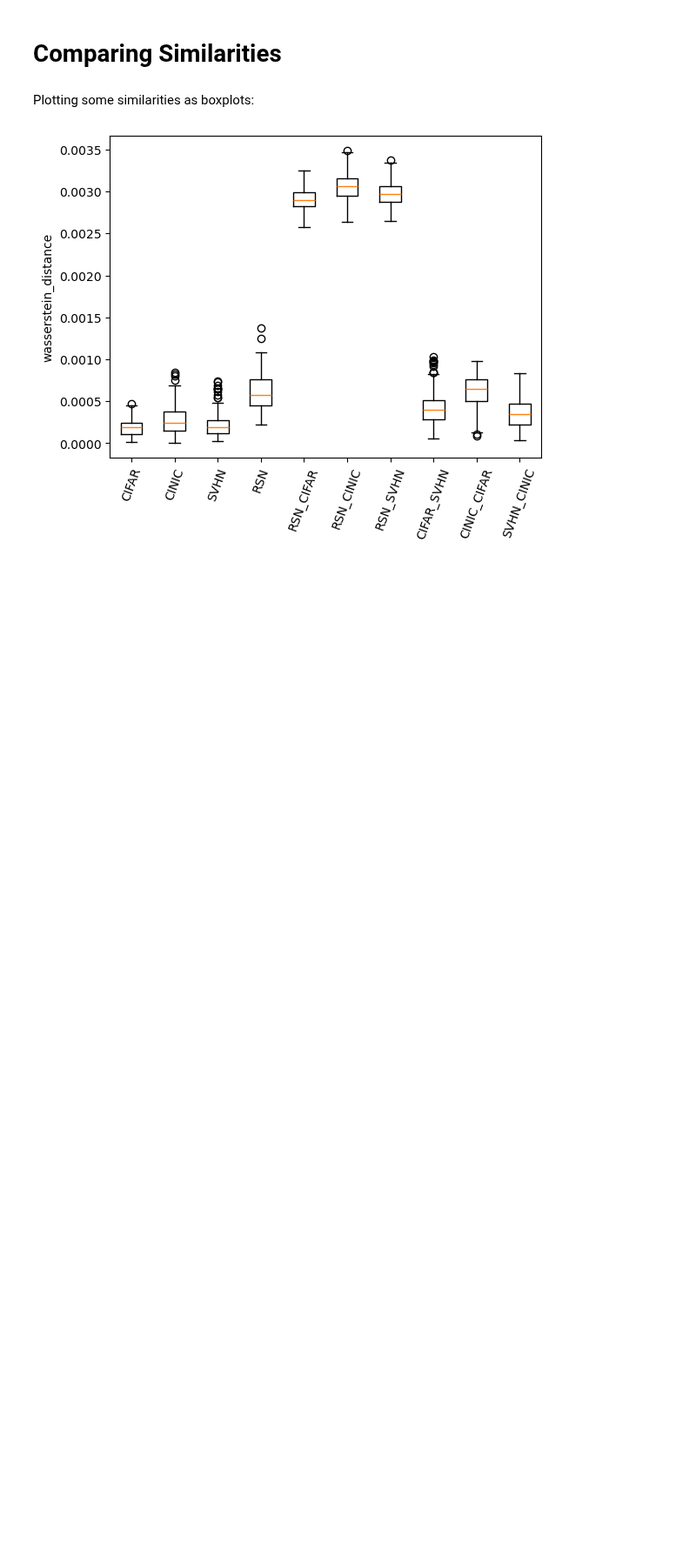
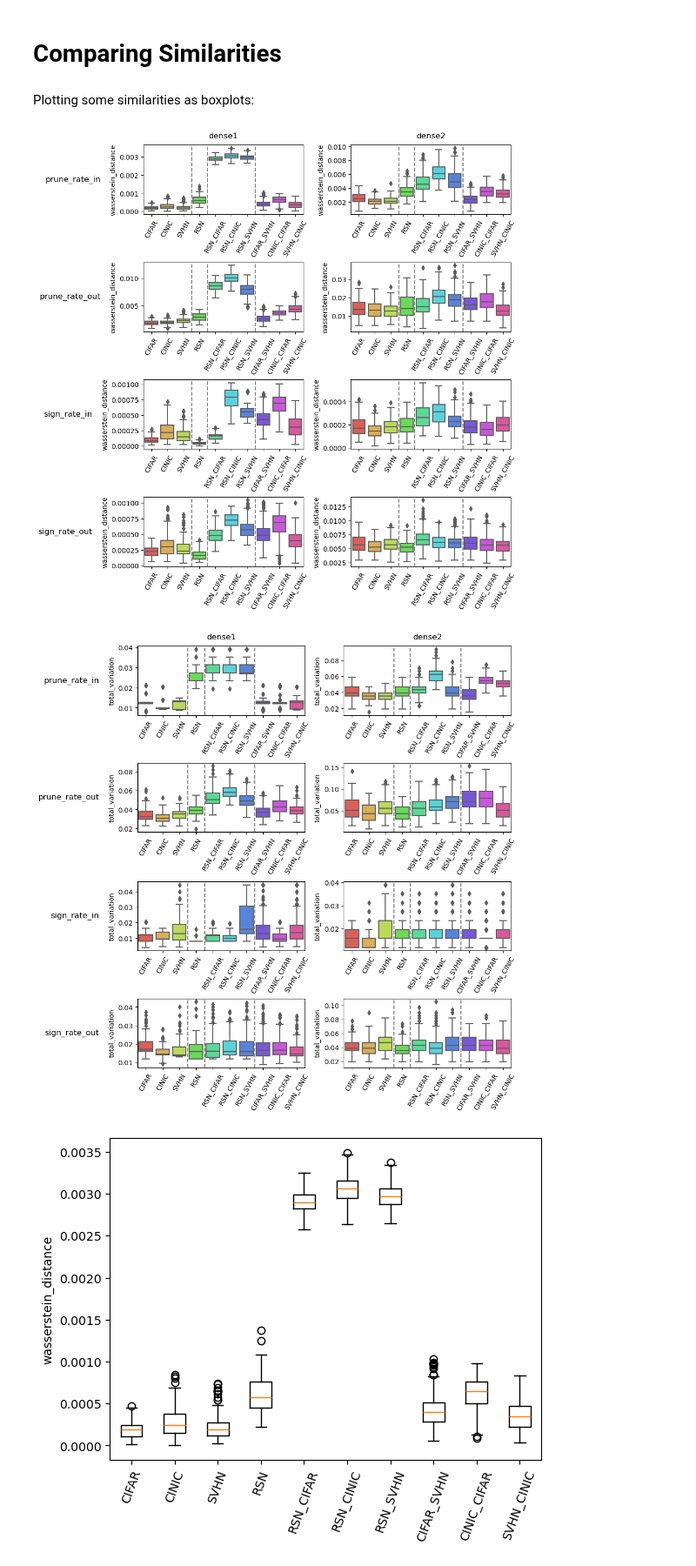
Before and after one commit to Ernalein/ThesisLTH, a Jupyter notebook: 4c Comparing Similarities.ipynb, the cells around one changed output. Shown at 87% size. Drawn from its saved outputs; the diff is of its cells as text; code cells hidden in the pictures; blank space fills up the shorter version.

```diff
--- a/4c Comparing Similarities.ipynb
+++ b/4c Comparing Similarities.ipynb
@@ -56,3 +101,10 @@ def boxplotting(similarities, similarity_name):
+# %%
+for s_measure, short in [("wasserstein_distance", "wsd"), ("total_variation", "tv")]:
+
+    get_similarity_plots(s_measure, short)
+# %% [output]
+[figure, added]
+[figure, added]
 # %%
 similarities = get_similarity("wasserstein_distance", "wsd", "dense1", "prune_rate_in")
 boxplotting(similarities, "wasserstein_distance")
```
Also changed, not shown: parts of 4 cells of this notebook, 2 other files.
